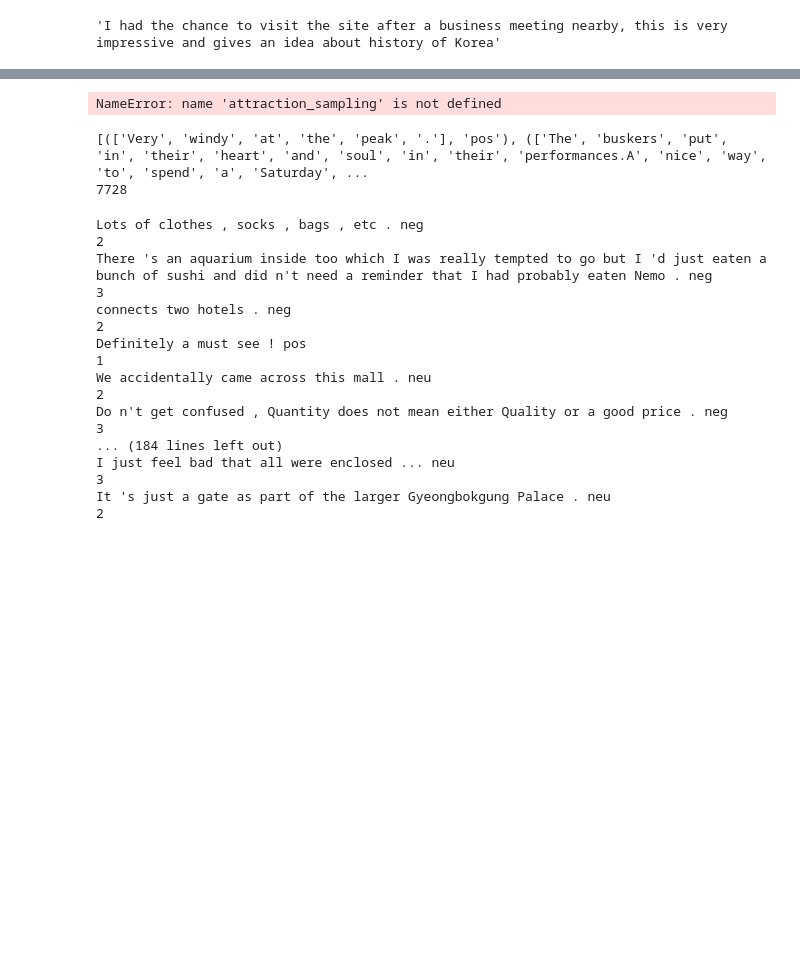
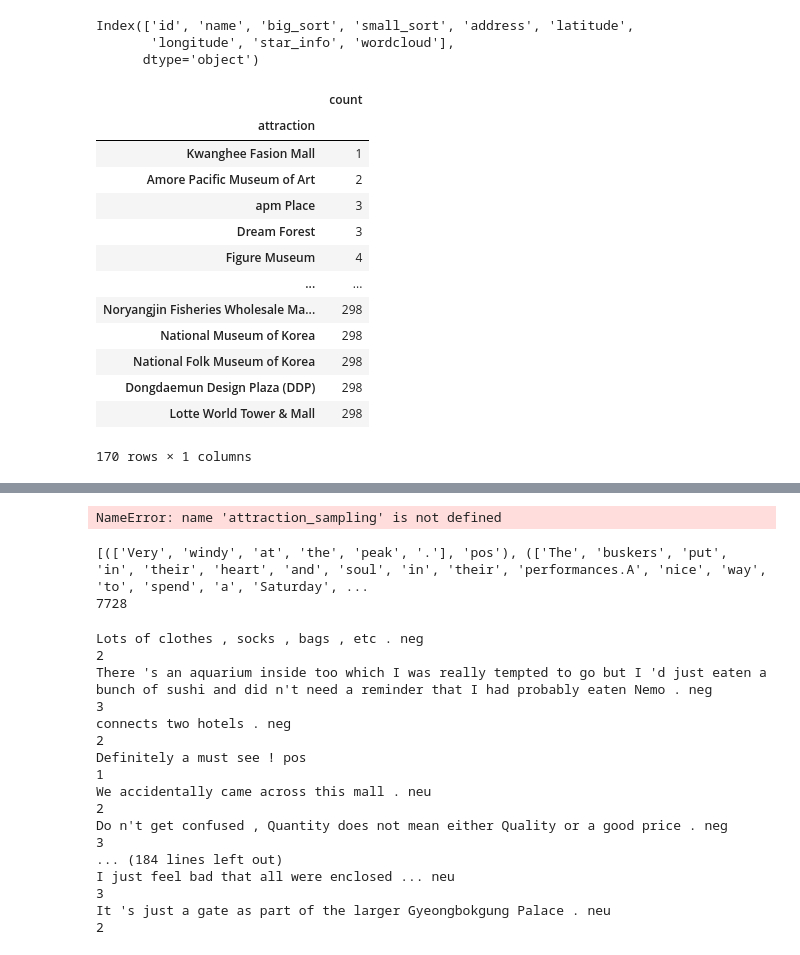
Before and after one commit to twinstae/tripReviewAnalysisSystem, a Jupyter notebook: 시각화-웹사이트/p1/sentence_extraction.ipynb, the cells around one changed output, grey strips where cells are left out. Cells and saved outputs as stored; diff of their text form; code cells hidden in the pictures; blank space fills up the shorter version.

```diff
--- a/시각화-웹사이트/p1/sentence_extraction.ipynb
+++ b/시각화-웹사이트/p1/sentence_extraction.ipynb
@@ -93,3 +95,9 @@ Attractions_name[:10]
+# %%
+Attractions_df.columns
+# %% [output]
+Index(['id', 'name', 'big_sort', 'small_sort', 'address', 'latitude',
+       'longitude', 'star_info', 'wordcloud'],
+      dtype='object')
 # %%
 query = Review.objects.all()
 All_Reviews_df = read_frame(query)
@@ -96,4 +105,18 @@ All_Reviews_df = read_frame(query)
-# %%
-All_Reviews_df[::1000].values[0][4]
-# %% [output]
-'I had the chance to visit the site after a business meeting nearby, this is very impressive and gives an idea about history of Korea'
+# %%
+review_count_by_attr = All_Reviews_df.groupby('attraction')['star'].agg(['count']).sort_values(by='count')
+review_count_by_attr
+# %% [output]
+|  | count |
+| attraction |  |
+| Kwanghee Fasion Mall | 1 |
+| Amore Pacific Museum of Art | 2 |
+| apm Place | 3 |
+| Dream Forest | 3 |
+| Figure Museum | 4 |
+| ... | ... |
+| Noryangjin Fisheries Wholesale Ma... | 298 |
+| National Museum of Korea | 298 |
+| National Folk Museum of Korea | 298 |
+| Dongdaemun Design Plaza (DDP) | 298 |
+| Lotte World Tower & Mall | 298 |
+170 rows × 1 columns
```
Also changed, not shown: parts of 19 cells of this notebook, 7 other files.
